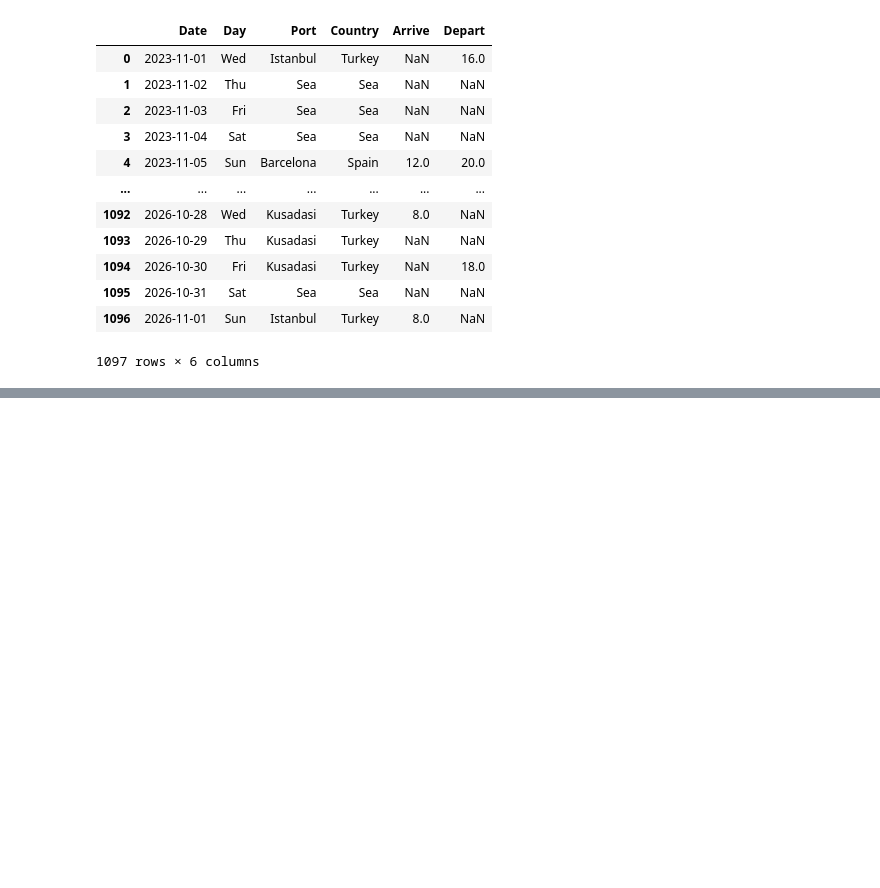
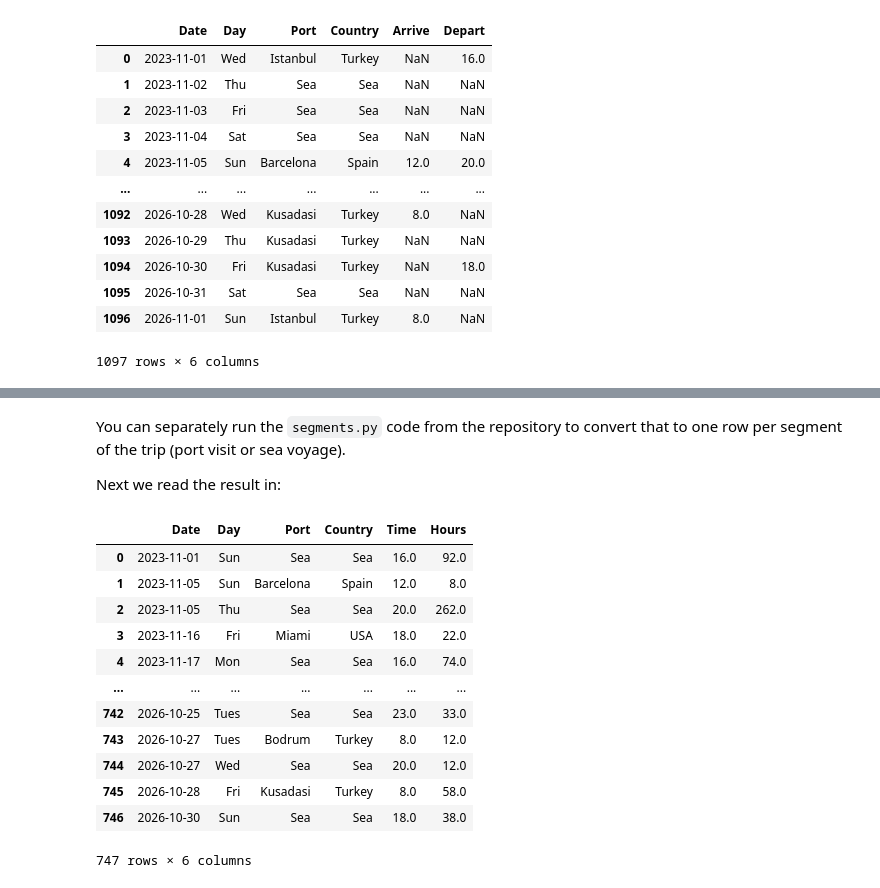
Before and after one commit to nealmcb/life_at_sea_cruise, a Jupyter notebook: life_at_sea_analyze.ipynb, the cells around one changed output, grey strips where cells are left out. Drawn from its saved outputs; the diff is of its cells as text; code cells hidden in the pictures; blank space fills up the shorter version.

```diff
--- a/life_at_sea_analyze.ipynb
+++ b/life_at_sea_analyze.ipynb
@@ -43,0 +42,4 @@ Date,Day,Port,Country,Arrive,Depart
+# %% [markdown]
+You can separately run the `segments.py` code from the repository to convert that to one row per segment of the trip (port visit or sea voyage).
+
+Next we read the result in:
@@ -43,0 +48,16 @@ Date,Day,Port,Country,Arrive,Depart
+# %%
+df
+# %% [output]
+|  | Date | Day | Port | Country | Time | Hours |
+| 0 | 2023-11-01 | Sun | Sea | Sea | 16.0 | 92.0 |
+| 1 | 2023-11-05 | Sun | Barcelona | Spain | 12.0 | 8.0 |
+| 2 | 2023-11-05 | Thu | Sea | Sea | 20.0 | 262.0 |
+| 3 | 2023-11-16 | Fri | Miami | USA | 18.0 | 22.0 |
+| 4 | 2023-11-17 | Mon | Sea | Sea | 16.0 | 74.0 |
+| ... | ... | ... | ... | ... | ... | ... |
+| 742 | 2026-10-25 | Tues | Sea | Sea | 23.0 | 33.0 |
+| 743 | 2026-10-27 | Tues | Bodrum | Turkey | 8.0 | 12.0 |
+| 744 | 2026-10-27 | Wed | Sea | Sea | 20.0 | 12.0 |
+| 745 | 2026-10-28 | Fri | Kusadasi | Turkey | 8.0 | 58.0 |
+| 746 | 2026-10-30 | Sun | Sea | Sea | 18.0 | 38.0 |
+747 rows × 6 columns
```
Also changed, not shown: parts of 22 cells of this notebook, 2 other files.
